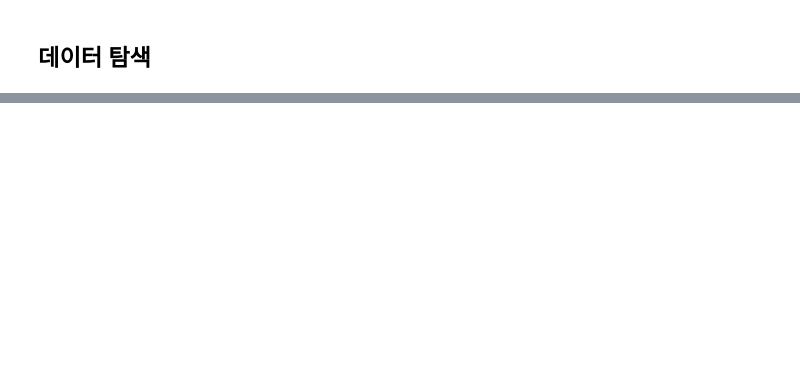
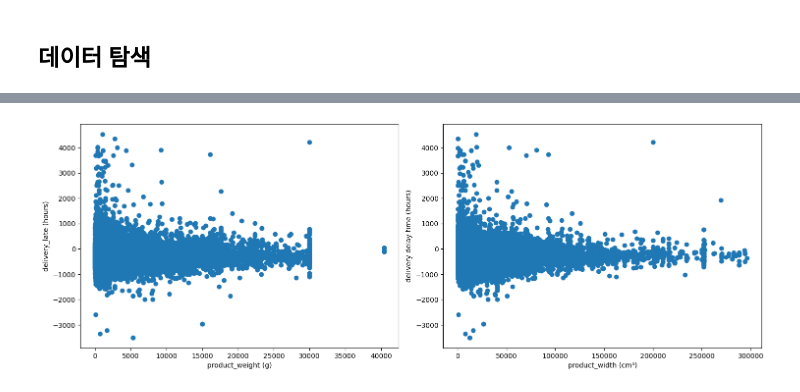
Before and after one commit to StrawberryAndDuck/python-training, a Jupyter notebook: 8_olist_delivery_analysis.ipynb, the cells around one changed output, grey strips where cells are left out. Cells and saved outputs as stored; diff of their text form; code cells hidden in the pictures; blank space fills up the shorter version.

```diff
--- a/8_olist_delivery_analysis.ipynb
+++ b/8_olist_delivery_analysis.ipynb
@@ -155,0 +283,5 @@ dtype: int64
+# %%
+# 배송 지연 여부 (예측 배송 날짜보다 늦게 도착하면 지연)
+df['delivery_delay'] = (df['order_delivered_customer_date'] - df['order_estimated_delivery_date']).dt.days
+# 지연 여부 플래그 생성 (지연: 1, 정상: 0)
+df['is_delayed'] = (df['delivery_delay'] > 0).astype(int)
@@ -155,0 +497,21 @@ dtype: int64
+# %%
+# 시각화
+plt.figure(figsize=(15, 10))
+
+# 산점도: 무게 vs 배송 지연시간
+plt.subplot(2, 2, 1)
+plt.scatter(df['product_weight_g'], df['deley_time'])
+plt.xlabel('product_weight (g)')
+plt.ylabel('delivery_late (hours)')
+
+# 산점도: 부피 vs 배송 지연시간
+plt.subplot(2, 2, 2)
+volume = df['product_length_cm'] * df['product_width_cm'] * df['product_height_cm']
+plt.scatter(volume, df['deley_time'])
+plt.xlabel('product_width (cm³)')
+plt.ylabel('delivery delay time (hours)')
+
+plt.tight_layout()
+plt.show()
+# %% [output]
+[figure, added]
```
Also changed, not shown: parts of 33 cells of this notebook.
